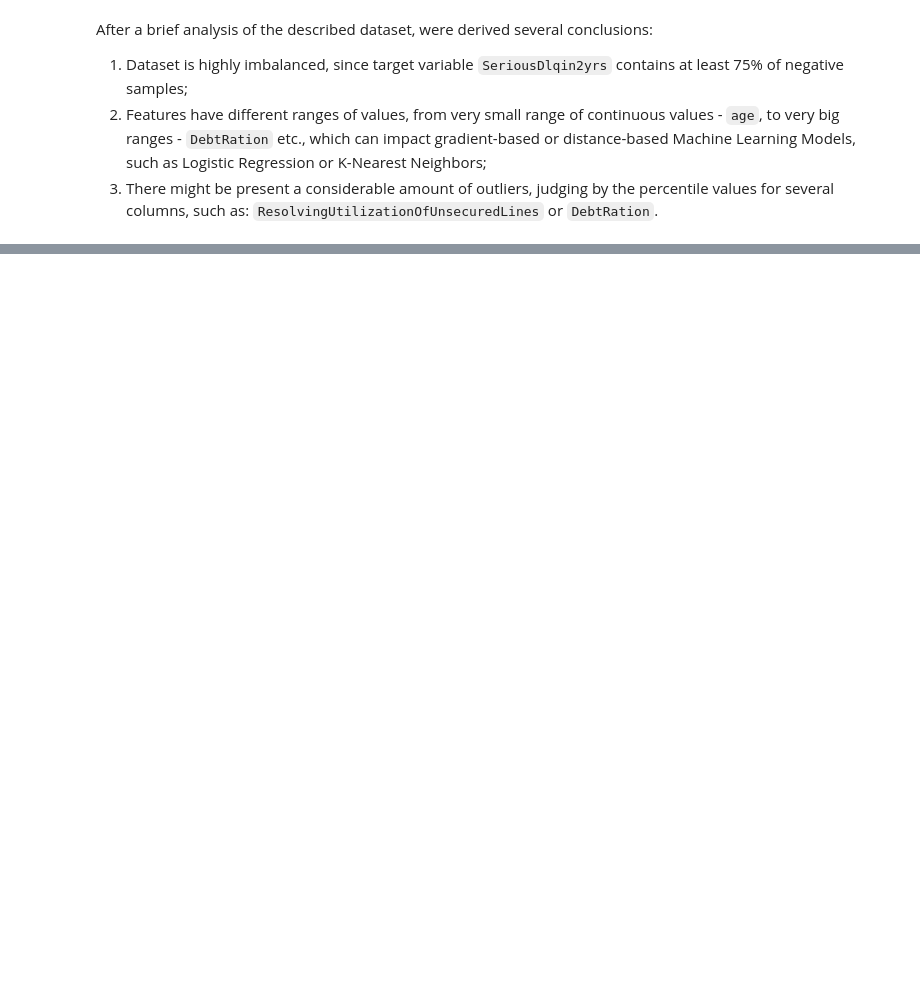
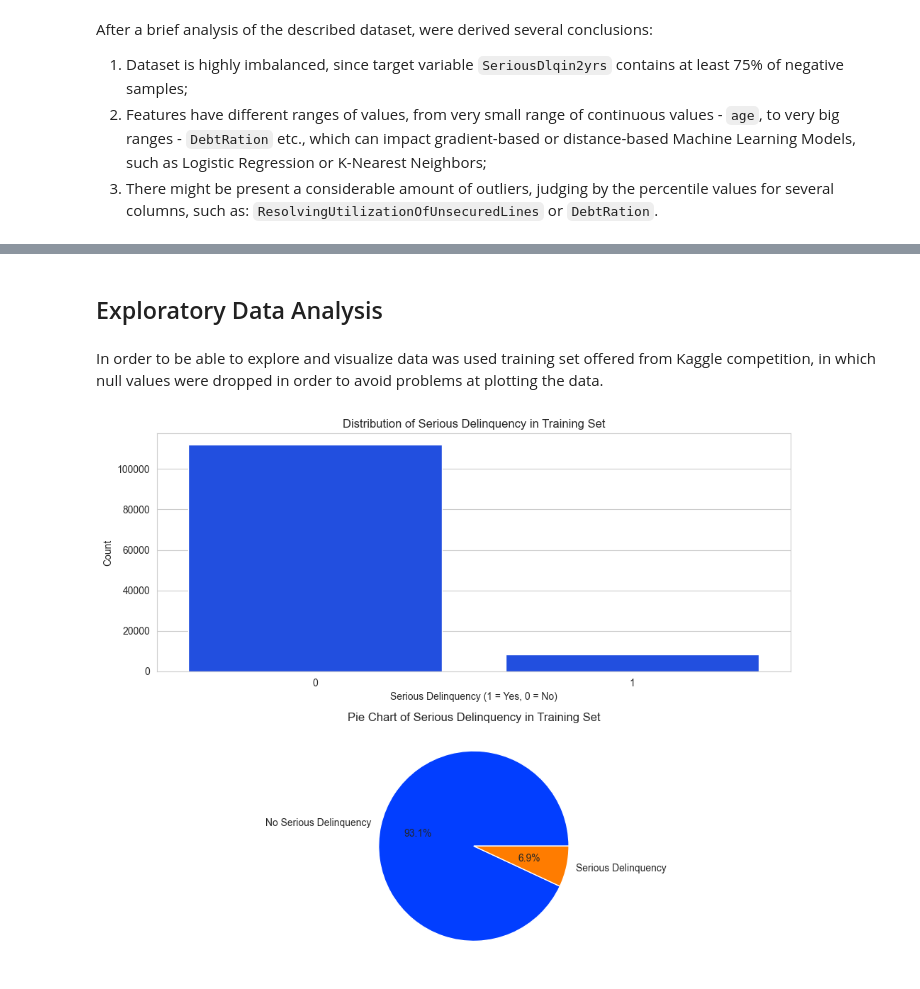
Before and after one commit to Ghenntoggy1/Sigmoid-ML-Tasks, a Jupyter notebook: Pre_Exam_2_Give_Me_Some_Credit_Classification/Pre_Exam_2_Give_Me_Some_Credit_Classification.ipynb, the cells around one changed output, grey strips where cells are left out. Drawn from its saved outputs; the diff is of its cells as text; code cells hidden in the pictures; blank space fills up the shorter version.

Commit message:
feat(pre_exam_2/eda): Add Exploratory Data Analysis for Pre Examination 2 Classification Problem.

```diff
--- a/Pre_Exam_2_Give_Me_Some_Credit_Classification/Pre_Exam_2_Give_Me_Some_Credit_Classification.ipynb
+++ b/Pre_Exam_2_Give_Me_Some_Credit_Classification/Pre_Exam_2_Give_Me_Some_Credit_Classification.ipynb
@@ -83,6 +83,7 @@ import swifter
 Since both training and test datasets are not very large, basic `pandas.DataFrame` will be sufficient.
 # %%
 credit_train_zip: pd.DataFrame = pd.read_csv(filepath_or_buffer='dataset/cs-training.csv', sep=',')
+credit_train_zip_eda: pd.DataFrame = credit_train_zip.copy()
 # %%
 credit_test_zip: pd.DataFrame = pd.read_csv(filepath_or_buffer='dataset/cs-test.csv', sep=',')
 # %% [markdown]
@@ -166,0 +197,25 @@ After a brief analysis of the described dataset, were derived several conclusion
+# %% [markdown]
+## Exploratory Data Analysis
+# %% [markdown]
+In order to be able to explore and visualize data was used training set offered from Kaggle competition, in which null values were dropped in order to avoid problems at plotting the data.
+# %%
+credit_train_zip_eda = credit_train_zip_eda.dropna()
+# %%
+fig, axes = plt.subplots(nrows=2, ncols=1, figsize=(10, 8))
+
+sns.countplot(data=credit_train_zip_eda, x='SeriousDlqin2yrs', ax=axes[0])
+axes[0].set_title('Distribution of Serious Delinquency in Training Set')
+axes[0].set_xlabel('Serious Delinquency (1 = Yes, 0 = No)')
+axes[0].set_ylabel('Count')
+
+axes[1].pie(
+    credit_train_zip_eda['SeriousDlqin2yrs'].value_counts(),
+    autopct='%1.1f%%',
+    labels=['No Serious Delinquency', 'Serious Delinquency']
+)
+axes[1].set_title('Pie Chart of Serious Delinquency in Training Set')
+
+plt.tight_layout()
+plt.show()
+# %% [output]
+[figure, added]
```
Also changed, not shown: parts of 94 cells of this notebook.
